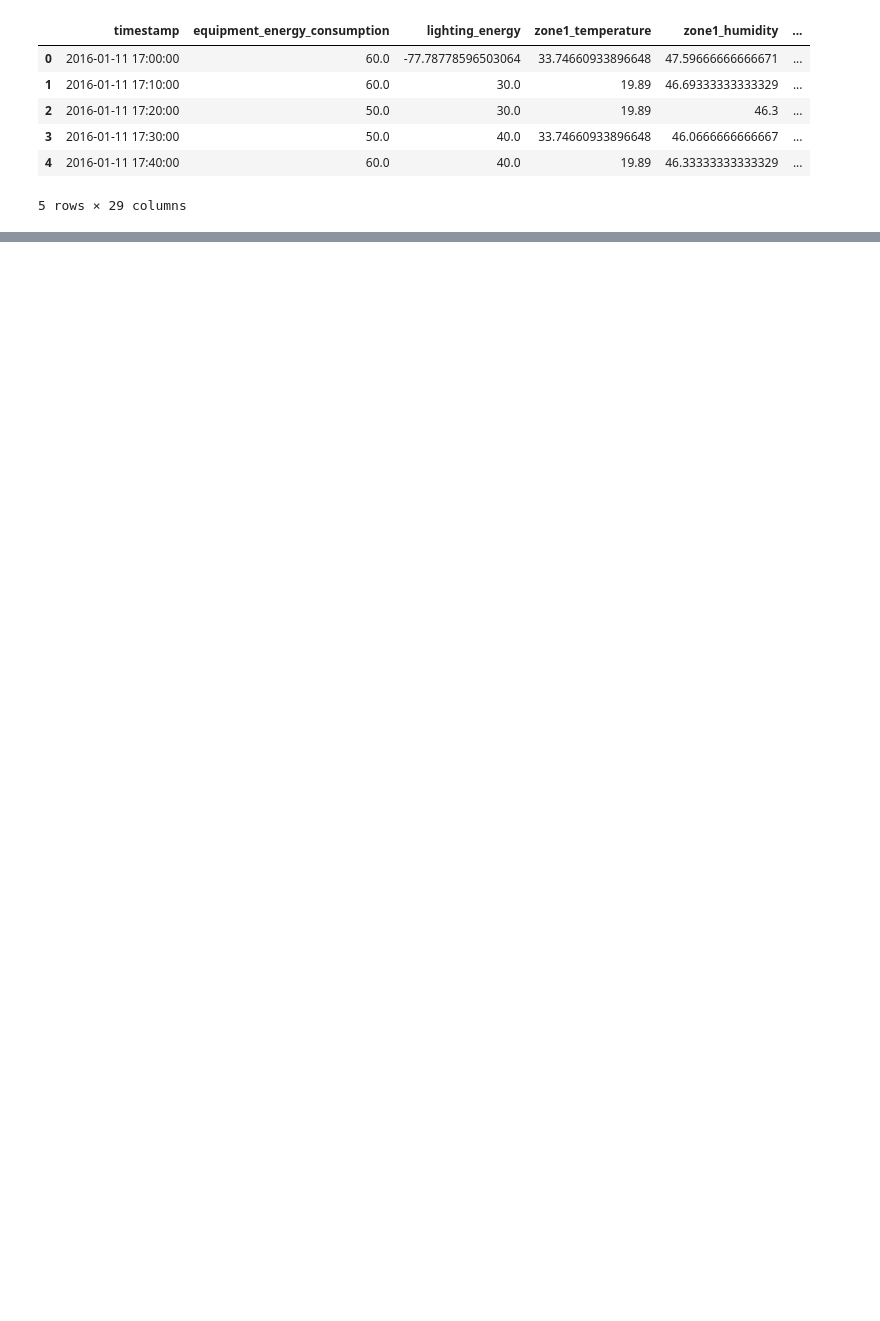
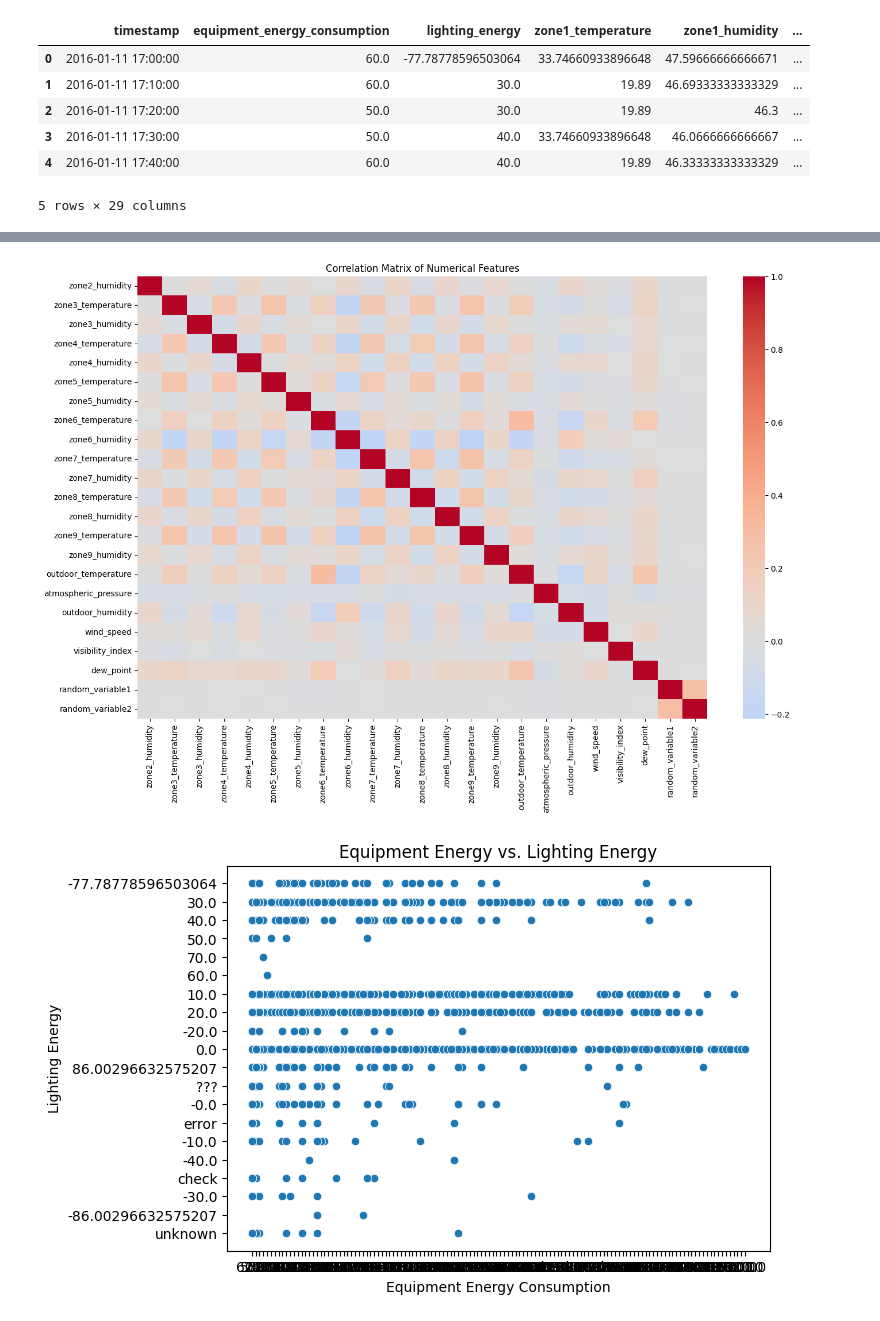
Before and after one commit to sarathkumar1304/DS-Intern-Assignment-Sarath_Kumar, a Jupyter notebook: notebooks/research.ipynb, the cells around one changed output, grey strips where cells are left out. Saved outputs shown, nothing was run; the diff lists cells and outputs as text; code cells hidden in the pictures; blank space fills up the shorter version.

```diff
--- a/notebooks/research.ipynb
+++ b/notebooks/research.ipynb
@@ -56,0 +77,27 @@ dtype: float64
+# %%
+# Bivariate Analysis
+# Correlation matrix for numerical variables
+corr = df.corr(numeric_only=True)
+plt.figure(figsize=(16, 10))
+sns.heatmap(corr, cmap='coolwarm', center=0)
+plt.title('Correlation Matrix of Numerical Features')
+plt.show()
+
+# Scatter plot: Equipment energy vs. lighting energy
+plt.figure(figsize=(7, 5))
+sns.scatterplot(x='equipment_energy_consumption', y='lighting_energy', data=df)
+plt.title('Equipment Energy vs. Lighting Energy')
+plt.xlabel('Equipment Energy Consumption')
+plt.ylabel('Lighting Energy')
+plt.show()
+
+# Scatter plot: Outdoor temperature vs. equipment energy consumption
+plt.figure(figsize=(7, 5))
+sns.scatterplot(x='outdoor_temperature', y='equipment_energy_consumption', data=df)
+plt.title('Outdoor Temperature vs. Equipment Energy Consumption')
+plt.xlabel('Outdoor Temperature')
+plt.ylabel('Equipment Energy Consumption')
+plt.show()
+# %% [output]
+[figure, added]
+[figure, added]
```
Also changed, not shown: parts of 15 cells of this notebook.
